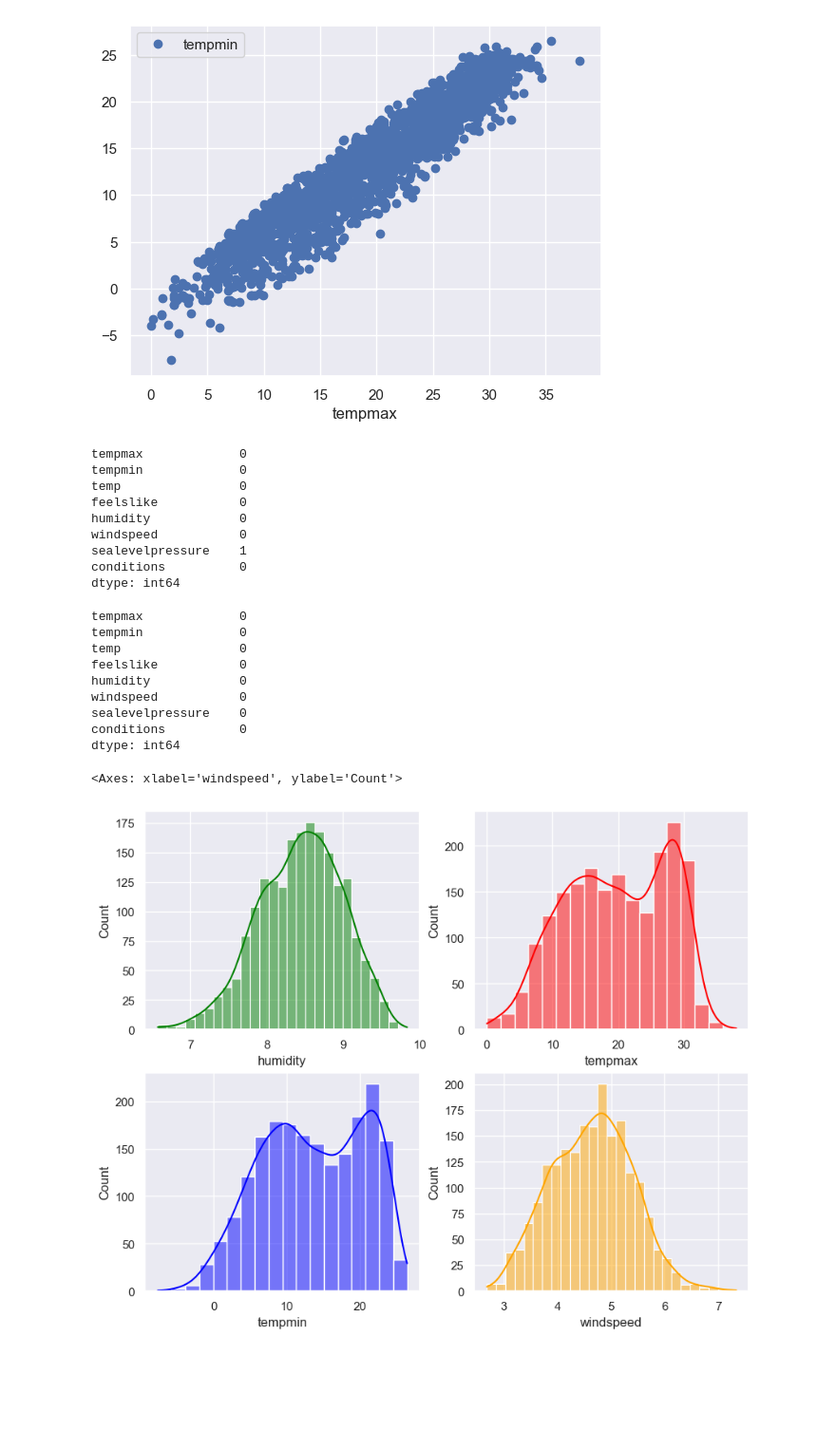
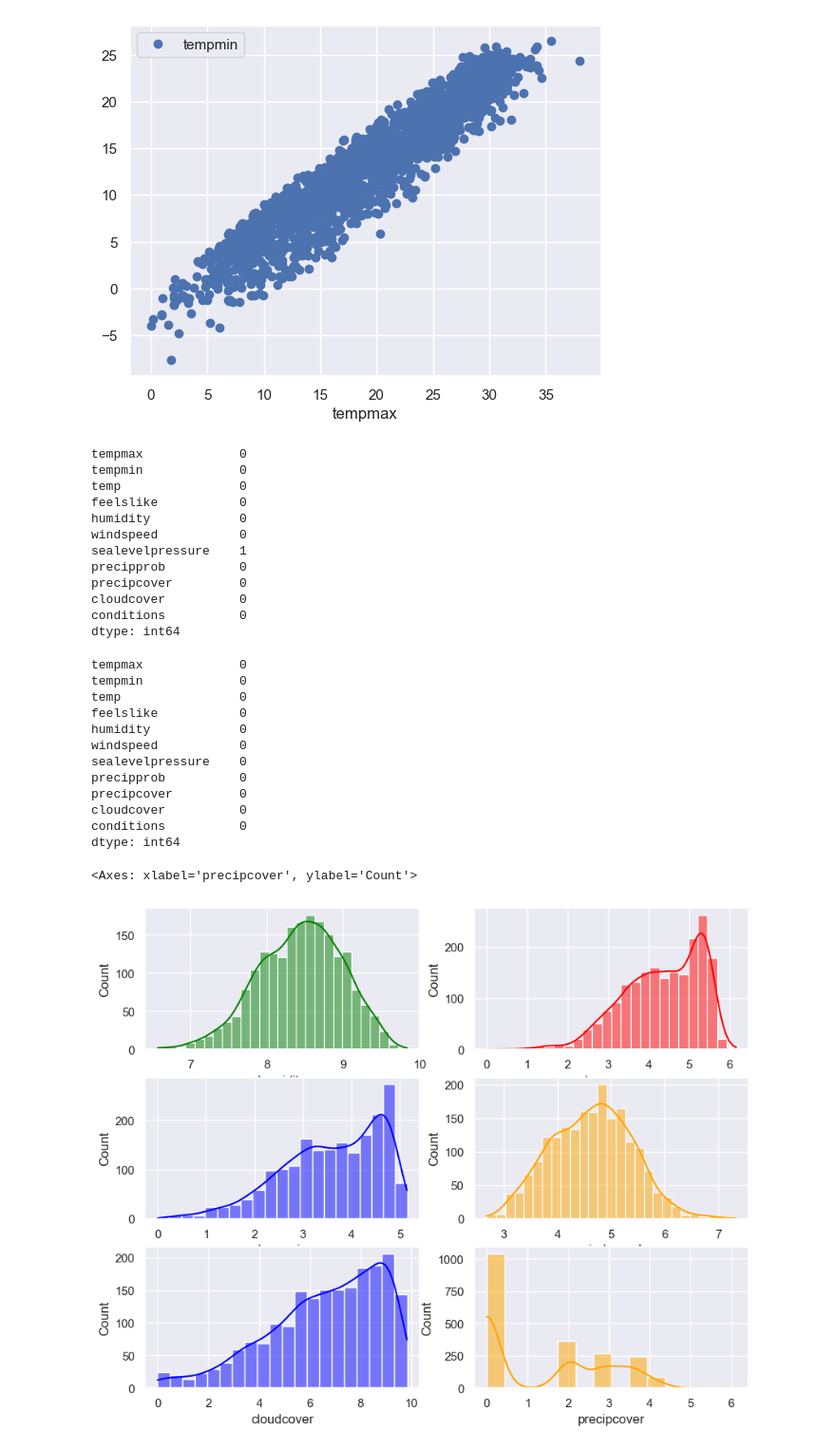
Before and after one commit to Kave98/IOTweatherMonitoring_Prediction, a Jupyter notebook: Weather Prediction.ipynb, the cells around one changed output. Shown at 95% size. Drawn from its saved outputs; the diff is of its cells as text; code cells hidden in the pictures; blank space fills up the shorter version.

```diff
--- a/Weather Prediction.ipynb
+++ b/Weather Prediction.ipynb
@@ -25,7 +23,6 @@ import numpy as np
 # Import the dataset
 df=pd.read_csv ("D:/Master Assignments/IOT/Project/Weather Prediction System/weather.csv")
 # %%
-
-selected_features = ['tempmax', 'tempmin', 'temp', 'feelslike', 'humidity', 'windspeed', 'sealevelpressure', 'conditions']
+selected_features = ['tempmax', 'tempmin', 'temp', 'feelslike', 'humidity', 'windspeed', 'sealevelpressure','precipprob','precipcover','cloudcover','conditions']
 # Use loc to select only the specified columns
 data = df.loc[:, selected_features]
@@ -169,6 +204,9 @@ feelslike           0
 humidity            0
 windspeed           0
 sealevelpressure    1
+precipprob          0
+precipcover         0
+cloudcover          0
 conditions          0
 dtype: int64
 # %%
@@ -185,6 +223,9 @@ feelslike           0
 humidity            0
 windspeed           0
 sealevelpressure    0
+precipprob          0
+precipcover         0
+cloudcover          0
 conditions          0
 dtype: int64
 # %%
@@ -199,16 +240,22 @@ filtered_data = data[~((numeric_data < (Q1 - 1.5 * IQR)) | (numeric_data > (Q3 +
 # %%
 data.humidity=np.sqrt(data.humidity)
 data.windspeed=np.sqrt(data.windspeed)
+data.tempmax=np.sqrt(data.tempmax)
+data.tempmin=np.sqrt(data.tempmin)
+data.precipcover=np.sqrt(data.precipcover)
+data.cloudcover=np.sqrt(data.cloudcover)
 # %%
 sns.set(style='darkgrid')
-fig, axs=plt.subplots(2,2,figsize=(10,8))
+fig, axs=plt.subplots(3,2,figsize=(10,8))
 sns.histplot(data=data,x="humidity",kde=True,ax=axs[0,0],color='green')
 sns.histplot(data=data,x="tempmax",kde=True,ax=axs[0,1],color='red')
 sns.histplot(data=data,x="tempmin",kde=True,ax=axs[1,0],color='blue')
 sns.histplot(data=data,x="windspeed",kde=True,ax=axs[1,1],color='orange')
+sns.histplot(data=data,x="cloudcover",kde=True,ax=axs[2,0],color='blue')
+sns.histplot(data=data,x="precipcover",kde=True,ax=axs[2,1],color='orange')
 # %% [output]
-<Axes: xlabel='windspeed', ylabel='Count'>
+<Axes: xlabel='precipcover', ylabel='Count'>
-[figure, old version]
+[figure, new version]
 # %%
 data.head()
 # %% [output]
```
Also changed, not shown: parts of 20 cells of this notebook, 2 other files.
